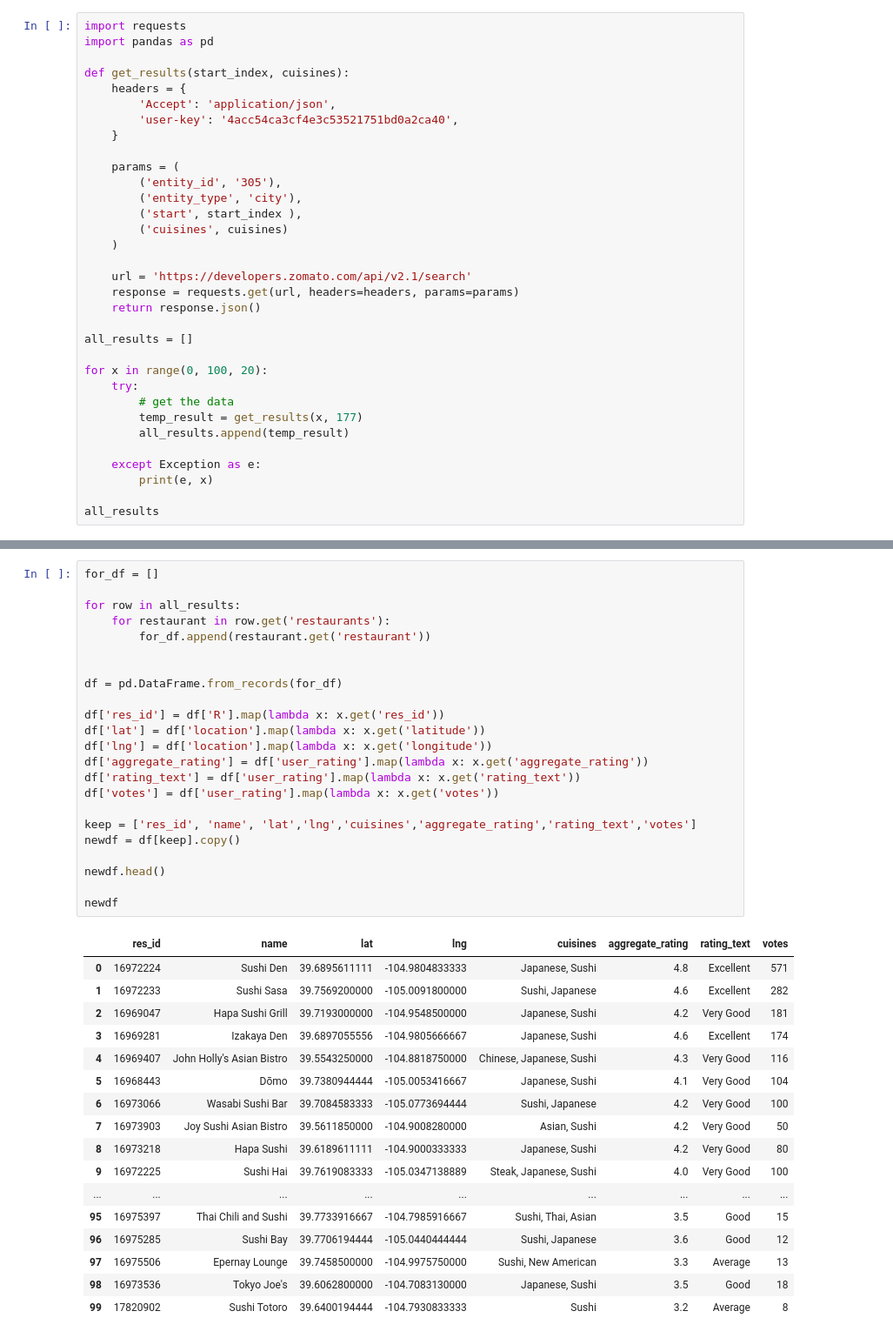
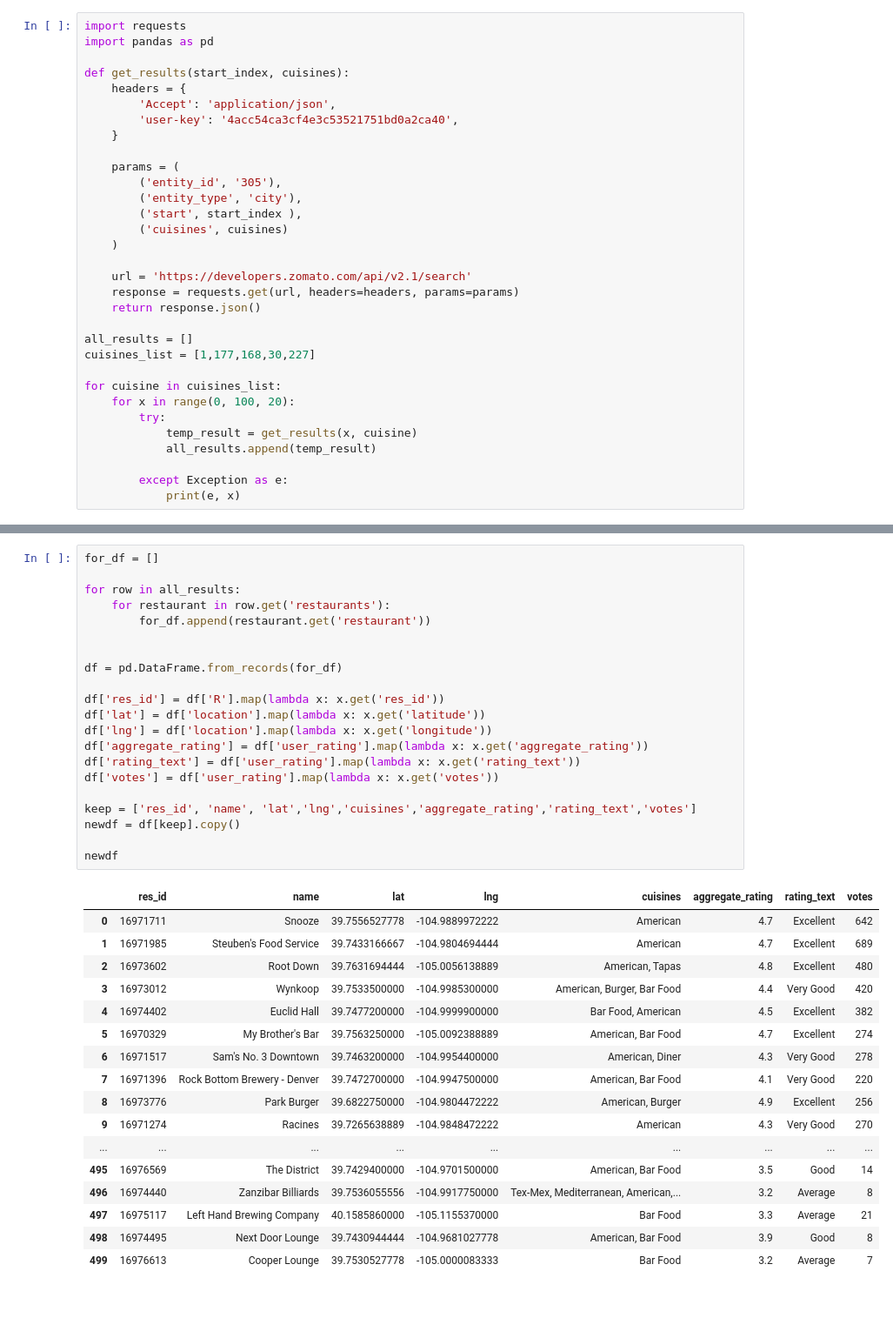
Before and after one commit to damianmc88/Spotify_Project_1, a Jupyter notebook: Zomato_clean.ipynb, the cells around one changed output, grey strips where cells are left out. Shown at 87% size. Cells and saved outputs as stored; diff of their text form; blank space fills up the shorter version.

```diff
--- a/Zomato_clean.ipynb
+++ b/Zomato_clean.ipynb
@@ -20,14 +20,13 @@ def get_results(start_index, cuisines):
     return response.json()
 
 all_results = []
+cuisines_list = [1,177,168,30,227]
 
-for x in range(0, 100, 20):
-    try:
-        # get the data
-        temp_result = get_results(x, 177)
-        all_results.append(temp_result)
+for cuisine in cuisines_list:
+    for x in range(0, 100, 20):
+        try:
+            temp_result = get_results(x, cuisine)
+            all_results.append(temp_result)
 
-    except Exception as e:
-        print(e, x)
-
-all_results
+        except Exception as e:
+            print(e, x)
@@ -52,41 +33,39 @@ all_results
 # %%
 for_df = []
 
 for row in all_results:
     for restaurant in row.get('restaurants'):
         for_df.append(restaurant.get('restaurant'))
 
 
 df = pd.DataFrame.from_records(for_df)
 
 df['res_id'] = df['R'].map(lambda x: x.get('res_id'))
 df['lat'] = df['location'].map(lambda x: x.get('latitude'))
 df['lng'] = df['location'].map(lambda x: x.get('longitude'))
 df['aggregate_rating'] = df['user_rating'].map(lambda x: x.get('aggregate_rating'))
 df['rating_text'] = df['user_rating'].map(lambda x: x.get('rating_text'))
 df['votes'] = df['user_rating'].map(lambda x: x.get('votes'))
 
 keep = ['res_id', 'name', 'lat','lng','cuisines','aggregate_rating','rating_text','votes']
 newdf = df[keep].copy()
 
-newdf.head()
-
 newdf
 # %% [output]
 |  | res_id | name | lat | lng | cuisines | aggregate_rating | rating_text | votes |
-| 0 | 16972224 | Sushi Den | 39.6895611111 | -104.9804833333 | Japanese, Sushi | 4.8 | Excellent | 571 |
-| 1 | 16972233 | Sushi Sasa | 39.7569200000 | -105.0091800000 | Sushi, Japanese | 4.6 | Excellent | 282 |
-| 2 | 16969047 | Hapa Sushi Grill | 39.7193000000 | -104.9548500000 | Japanese, Sushi | 4.2 | Very Good | 181 |
-| 3 | 16969281 | Izakaya Den | 39.6897055556 | -104.9805666667 | Japanese, Sushi | 4.6 | Excellent | 174 |
-| 4 | 16969407 | John Holly's Asian Bistro | 39.5543250000 | -104.8818750000 | Chinese, Japanese, Sushi | 4.3 | Very Good | 116 |
-| 5 | 16968443 | Dōmo | 39.7380944444 | -105.0053416667 | Japanese, Sushi | 4.1 | Very Good | 104 |
-| 6 | 16973066 | Wasabi Sushi Bar | 39.7084583333 | -105.0773694444 | Sushi, Japanese | 4.2 | Very Good | 100 |
-| 7 | 16973903 | Joy Sushi Asian Bistro | 39.5611850000 | -104.9008280000 | Asian, Sushi | 4.2 | Very Good | 50 |
-| 8 | 16973218 | Hapa Sushi | 39.6189611111 | -104.9000333333 | Japanese, Sushi | 4.2 | Very Good | 80 |
-| 9 | 16972225 | Sushi Hai | 39.7619083333 | -105.0347138889 | Steak, Japanese, Sushi | 4.0 | Very Good | 100 |
+| 0 | 16971711 | Snooze | 39.7556527778 | -104.9889972222 | American | 4.7 | Excellent | 642 |
+| 1 | 16971985 | Steuben's Food Service | 39.7433166667 | -104.9804694444 | American | 4.7 | Excellent | 689 |
+| 2 | 16973602 | Root Down | 39.7631694444 | -105.0056138889 | American, Tapas | 4.8 | Excellent | 480 |
+| 3 | 16973012 | Wynkoop | 39.7533500000 | -104.9985300000 | American, Burger, Bar Food | 4.4 | Very Good | 420 |
+| 4 | 16974402 | Euclid Hall | 39.7477200000 | -104.9999900000 | Bar Food, American | 4.5 | Excellent | 382 |
+| 5 | 16970329 | My Brother's Bar | 39.7563250000 | -105.0092388889 | American, Bar Food | 4.7 | Excellent | 274 |
+| 6 | 16971517 | Sam's No. 3 Downtown | 39.7463200000 | -104.9954400000 | American, Diner | 4.3 | Very Good | 278 |
+| 7 | 16971396 | Rock Bottom Brewery - Denver | 39.7472700000 | -104.9947500000 | American, Bar Food | 4.1 | Very Good | 220 |
+| 8 | 16973776 | Park Burger | 39.6822750000 | -104.9804472222 | American, Burger | 4.9 | Excellent | 256 |
+| 9 | 16971274 | Racines | 39.7265638889 | -104.9848472222 | American | 4.3 | Very Good | 270 |
 | ... | ... | ... | ... | ... | ... | ... | ... | ... |
-| 95 | 16975397 | Thai Chili and Sushi | 39.7733916667 | -104.7985916667 | Sushi, Thai, Asian | 3.5 | Good | 15 |
-| 96 | 16975285 | Sushi Bay | 39.7706194444 | -105.0440444444 | Sushi, Japanese | 3.6 | Good | 12 |
-| 97 | 16975506 | Epernay Lounge | 39.7458500000 | -104.9975750000 | Sushi, New American | 3.3 | Average | 13 |
-| 98 | 16973536 | Tokyo Joe's | 39.6062800000 | -104.7083130000 | Japanese, Sushi | 3.5 | Good | 18 |
-| 99 | 17820902 | Sushi Totoro | 39.6400194444 | -104.7930833333 | Sushi | 3.2 | Average | 8 |
+| 495 | 16976569 | The District | 39.7429400000 | -104.9701500000 | American, Bar Food | 3.5 | Good | 14 |
+| 496 | 16974440 | Zanzibar Billiards | 39.7536055556 | -104.9917750000 | Tex-Mex, Mediterranean, American,... | 3.2 | Average | 8 |
+| 497 | 16975117 | Left Hand Brewing Company | 40.1585860000 | -105.1155370000 | Bar Food | 3.3 | Average | 21 |
+| 498 | 16974495 | Next Door Lounge | 39.7430944444 | -104.9681027778 | American, Bar Food | 3.9 | Good | 8 |
+| 499 | 16976613 | Cooper Lounge | 39.7530527778 | -105.0000083333 | Bar Food | 3.2 | Average | 7 |
```
Also changed, not shown: parts of 2 cells of this notebook.
